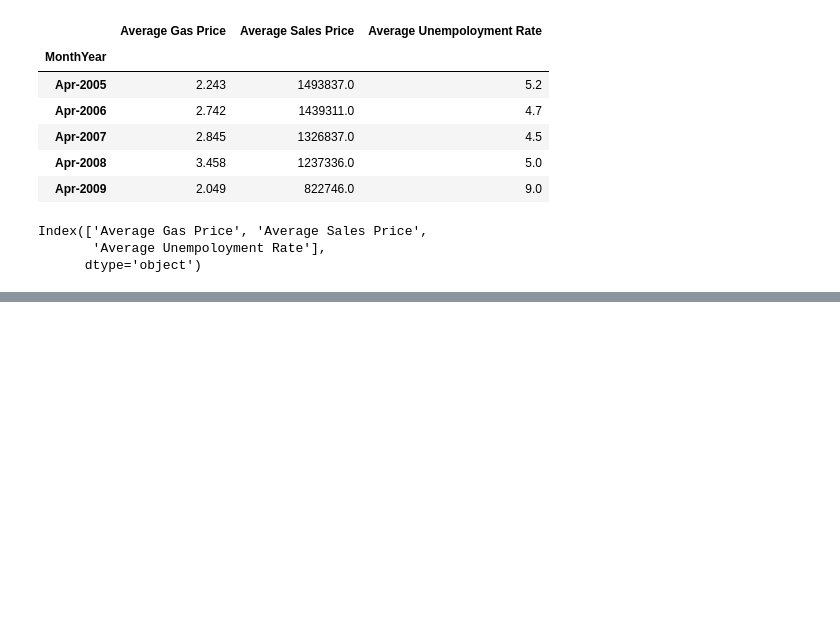
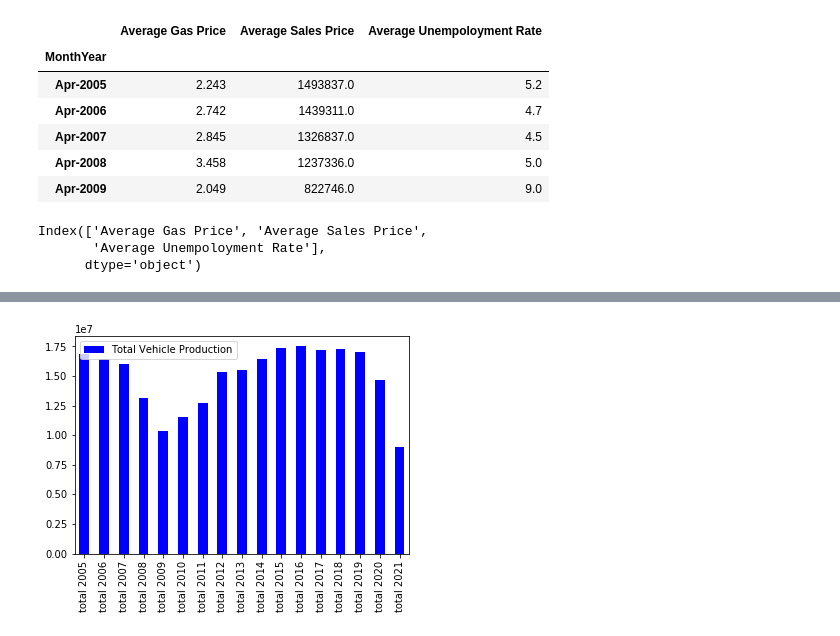
Before and after one commit to michelleherman13/auto-sales, a Jupyter notebook: data/Bargraphs.ipynb, the cells around one changed output, grey strips where cells are left out. Saved outputs shown, nothing was run; the diff lists cells and outputs as text; code cells hidden in the pictures; blank space fills up the shorter version.

Commit message:
update bar graphs

```diff
--- a/data/Bargraphs.ipynb
+++ b/data/Bargraphs.ipynb
@@ -120,0 +294,3 @@ plt.show()
+# %%
+change_data_df = clean_data_df.astype(float)
+change_data_df
@@ -120,0 +355,19 @@ plt.show()
+# %%
+sum_year_df = pd.DataFrame({"total 2005":[sum05_df],
+                            "total 2006":sum06_df,
+                            "total 2007":sum07_df,
+                           "total 2008":sum08_df,
+                           "total 2009":sum09_df,
+                           "total 2010":sum10_df,
+                           "total 2011":sum11_df,
+                           "total 2012":sum12_df,
+                           "total 2013":sum13_df,
+                           "total 2014":sum14_df,
+                           "total 2015":sum15_df,
+                           "total 2016":sum16_df,
+                           "total 2017":sum17_df,
+                           "total 2018":sum18_df,
+                           "total 2019":sum19_df,
+                           "total 2020":sum20_df,
+                           "total 2021":sum21_df})
+sum_year_df.head()
@@ -120,0 +377,3 @@ plt.show()
+# %%
+roata_sum_df = sum_year_df.T
+roata_sum_df
@@ -120,0 +403,4 @@ plt.show()
+# %%
+roata_sum_df = roata_sum_df.rename(columns={roata_sum_df.columns[0]: 'Total Vehicle Production'})
+
+roata_sum_df
@@ -121 +426,6 @@ plt.show()
+# %%
+roata_sum_df.plot(kind ='bar',color = 'blue')
+plt.show()
+# %% [output]
+[figure, added]
 # %%
```
Also changed, not shown: parts of 30 cells of this notebook, 1 other file.
